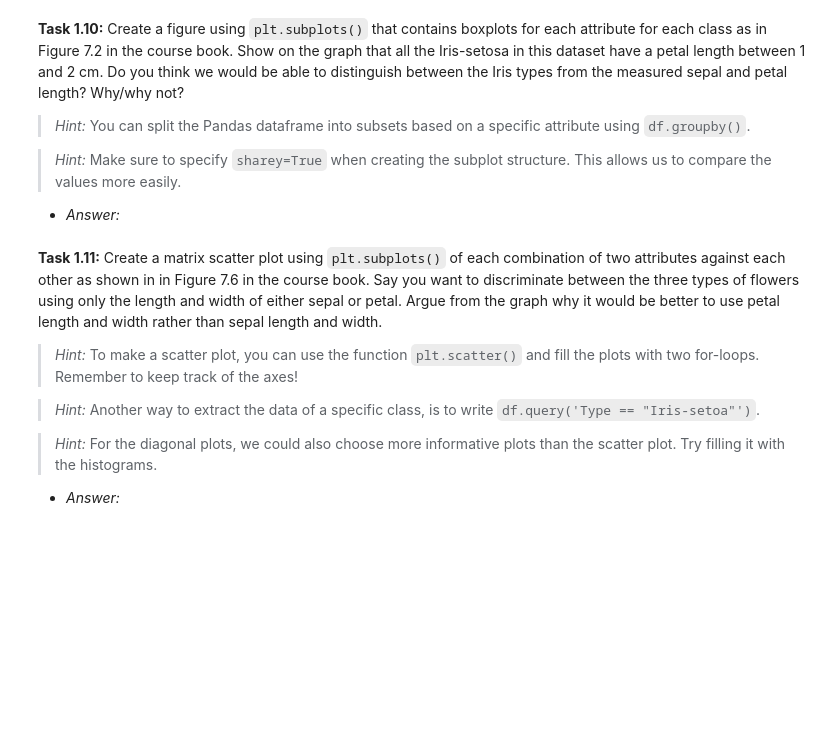
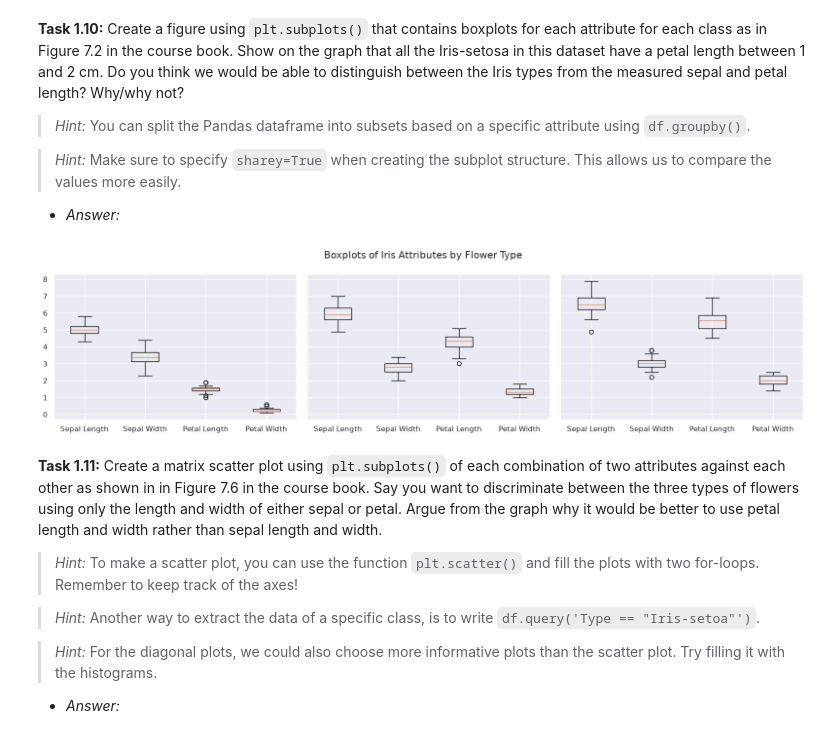
Before and after one commit to NicolaiNielsen/02452exercises, a Jupyter notebook: week1/exercise1.ipynb, the cells around one changed output. Saved outputs shown, nothing was run; the diff lists cells and outputs as text; code cells hidden in the pictures; blank space fills up the shorter version.

```diff
--- a/week1/exercise1.ipynb
+++ b/week1/exercise1.ipynb
@@ -250,8 +270,17 @@ raise NotImplementedError()
 
 - *Answer:*
 # %%
-# YOUR CODE HERE
-raise NotImplementedError()
+fig, axes = plt.subplots(1, 3, figsize=(16, 4), sharey=True)
+axes = axes.flatten()
+fig.suptitle("Boxplots of Iris Attributes by Flower Type")
+
+for i, (species, group) in enumerate(df.groupby("Type")):
+    axes[i].boxplot(group.iloc[:, :4], tick_labels=df.columns[:4])
+
+plt.tight_layout()
+plt.show()
+# %% [output]
+[figure, added]
 # %% [markdown]
 **Task 1.11:** Create a matrix scatter plot using `plt.subplots()` of each combination of two attributes against each other as shown in in Figure 7.6 in the course book. Say you want to discriminate between the three types of flowers using only the length and width of either sepal or petal. Argue from the graph why it would be better to use petal length and width rather than sepal length and width.
 > *Hint:* To make a scatter plot, you can use the function `plt.scatter()` and fill the plots with two for-loops. Remember to keep track of the axes!
```
Also changed, not shown: parts of 7 cells of this notebook.
